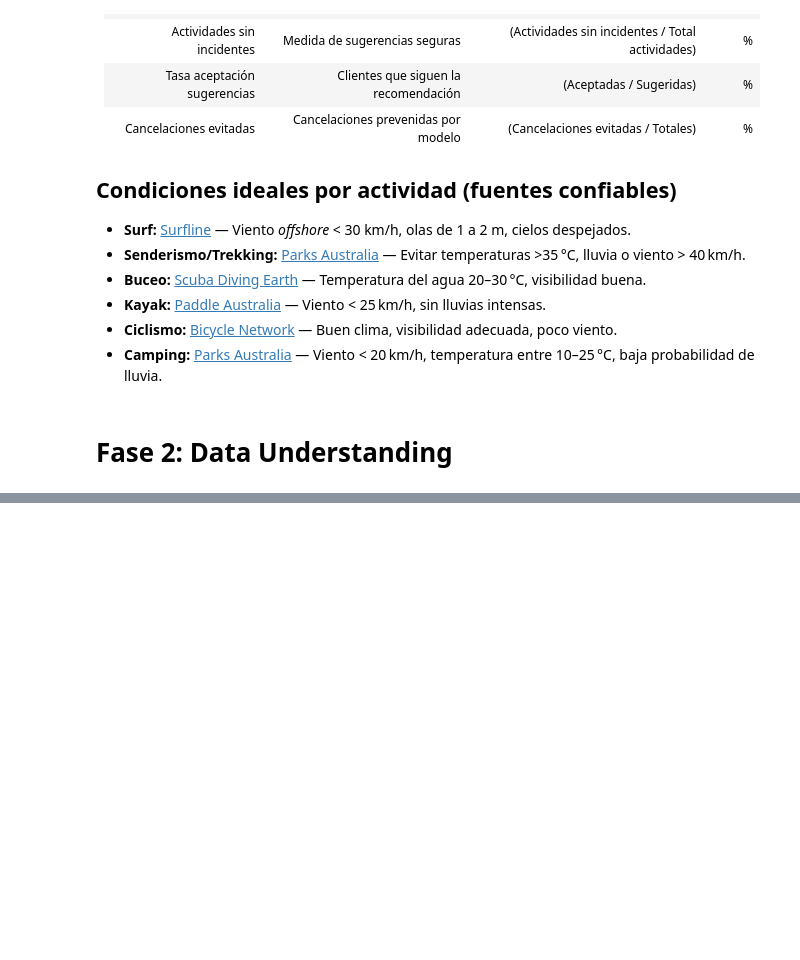
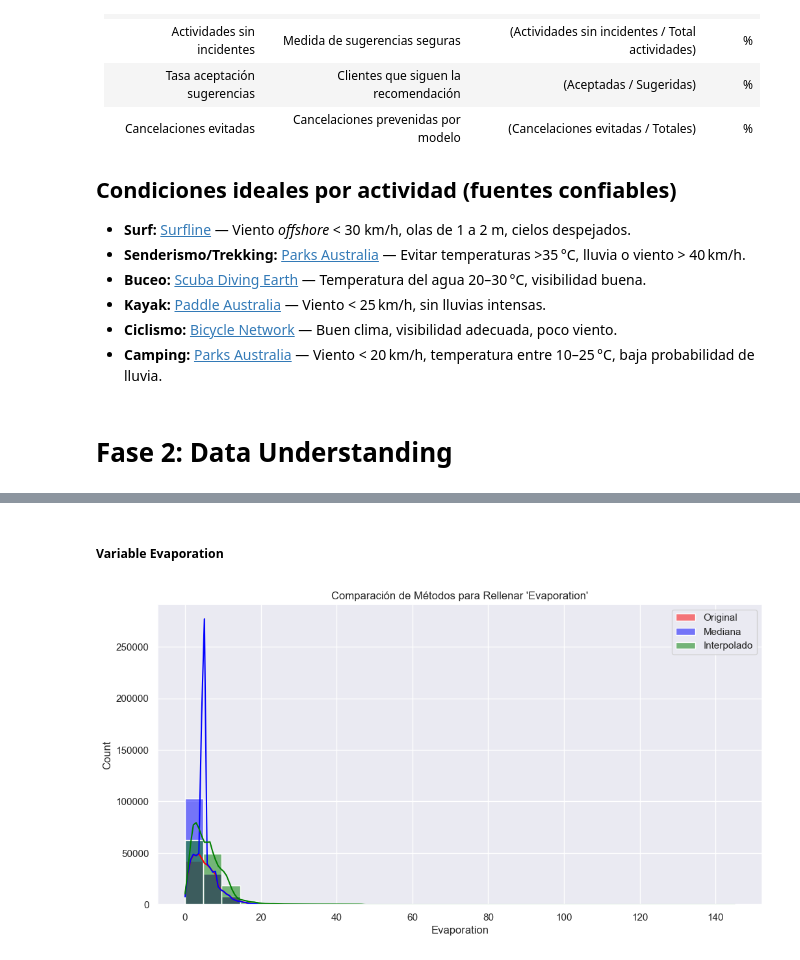
Before and after one commit to Manolowo/MineriadeDatos_Meteorologia, a Jupyter notebook: commonwealth/notebooks/CRISP-DM.ipynb, the cells around one changed output, grey strips where cells are left out. Drawn from its saved outputs; the diff is of its cells as text; code cells hidden in the pictures; blank space fills up the shorter version.

```diff
--- a/commonwealth/notebooks/CRISP-DM.ipynb
+++ b/commonwealth/notebooks/CRISP-DM.ipynb
@@ -107,0 +271,15 @@ El objetivo principal es anticipar las condiciones meteorológicas para recomend
+# %% [markdown]
+##### Variable Evaporation
+# %%
+import seaborn as sns
+import matplotlib.pyplot as plt
+
+plt.figure(figsize=(12,6))
+sns.histplot(df["Evaporation"], bins=30, kde=True, color="red", label="Original", alpha=0.5)
+sns.histplot(df["Evaporation"].fillna(df["Evaporation"].median()), bins=30, kde=True, color="blue", label="Mediana", alpha=0.5)
+sns.histplot(df["Evaporation"].interpolate(method="linear"), bins=30, kde=True, color="green", label="Interpolado", alpha=0.5)
+plt.legend()
+plt.title("Comparación de Métodos para Rellenar 'Evaporation'")
+plt.show()
+# %% [output]
+[figure, added]
```
Also changed, not shown: parts of 56 cells of this notebook.
